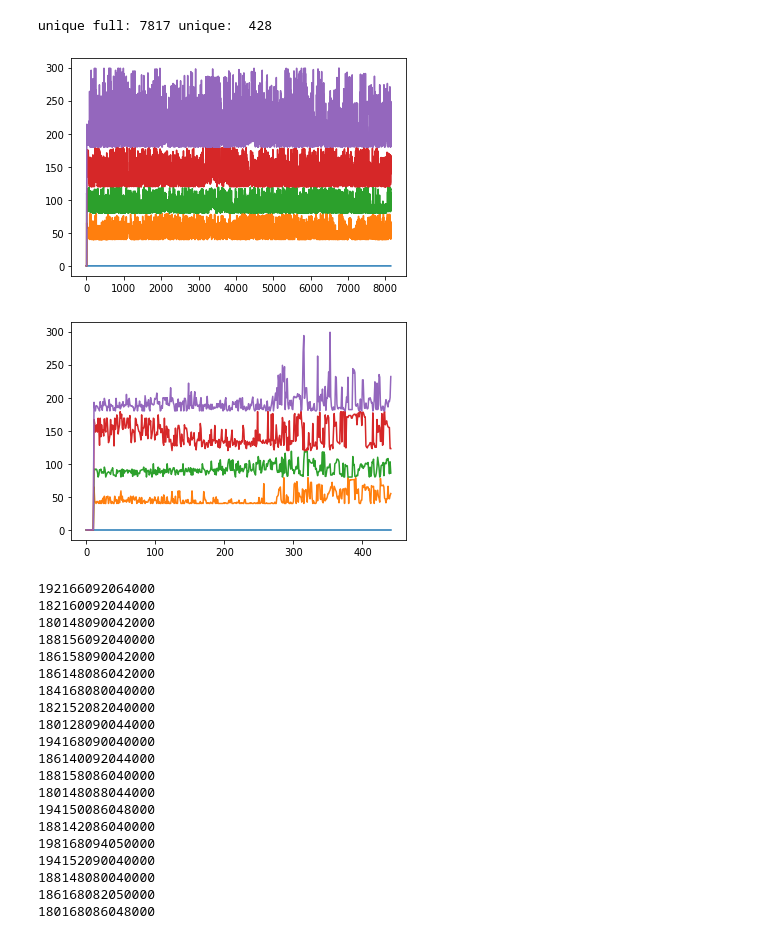
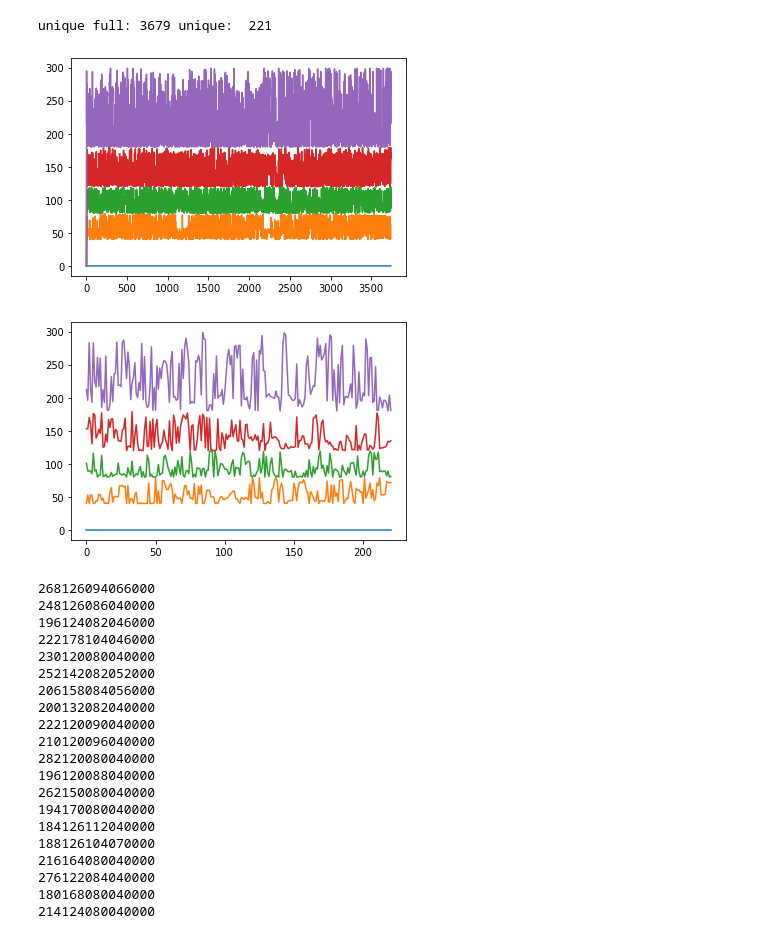
Before and after one commit to Owliie/Smart-Radio, a Jupyter notebook: experiments/Testing_algorithm.ipynb, the cells around one changed output. Cells and saved outputs as stored; diff of their text form; code cells hidden in the pictures.

```diff
--- a/experiments/Testing_algorithm.ipynb
+++ b/experiments/Testing_algorithm.ipynb
@@ -4,6 +4,6 @@ import pydub
 import matplotlib.pyplot as plt
 import sys
 # %%
-path = "./songs/epic_part_beginning.mp3"
+path = "./songs/epic_part.mp3"
 sound = pydub.AudioSegment.from_file(path, format="mp3", frame_rate=44100, channels=1, sample_width=1)
 # %%
@@ -17,7 +17,7 @@ print(len(sound[:1000].get_array_of_samples()))
 # %%
-original = pydub.AudioSegment.from_file("./songs/pinko.mp3", format="mp3", frame_rate=44100, channels=1, sample_width=1)
-plot_1sec = original[:1000].get_array_of_samples()
+original = pydub.AudioSegment.from_file("./songs/This_Is_It.mp3", format="mp3", frame_rate=44100, channels=1, sample_width=1)
+plot_1sec = original[74000:84000].get_array_of_samples()
 plt.plot(plot_1sec)
 plt.show()
-print(len(original[:1000].get_array_of_samples()))
+print(len(original[:10000].get_array_of_samples()))
 # %% [output]
@@ -29,7 +29,7 @@ part = np.array(sound.get_array_of_samples())
 # %%
 def sample(song):
     size = len(song)
-    chunk_size = 2000
+    chunk_size = 4000
     sampled_chunk_size = int(size/chunk_size)
 
     sampled = np.zeros(shape=(sampled_chunk_size, chunk_size), dtype=np.complex_)
@@ -121,40 +121,40 @@ hashed_full, unique_full = fingerprint(sampled_full)
 # %%
 hashed = np.trim_zeros(hashed)
 hashed_full = np.trim_zeros(hashed_full)
 
 # plt.hist(hashed)
 print("unique full:", len(list(set(unique_full))), "unique: ", len(list(set(unique))))
 plt.plot(unique_full)
 plt.show()
 
 plt.plot(unique)
 plt.show()
 # print(unique)
 # print("hashed:", len(hashed[:100]))
-for i in hashed[:20]:
+for i in hashed[30:50]:
     print(i)
 # %% [output]
-unique full: 7817 unique:  428
+unique full: 3679 unique:  221
-[figure, old version]
+[figure, new version]
-[figure, old version]
+[figure, new version]
-192166092064000
-182160092044000
-180148090042000
-188156092040000
-186158090042000
-186148086042000
-184168080040000
-182152082040000
-180128090044000
-194168090040000
-186140092044000
-188158086040000
-180148088044000
-194150086048000
-188142086040000
-198168094050000
-194152090040000
-188148080040000
-186168082050000
-180168086048000
+268126094066000
+248126086040000
+196124082046000
+222178104046000
+230120080040000
+252142082052000
+206158084056000
+200132082040000
+222120090040000
+210120096040000
+282120080040000
+196120088040000
+262150080040000
+194170080040000
+184126112040000
+188126104070000
+216164080040000
+276122084040000
+180168080040000
+214124080040000
 # %%
```
Also changed, not shown: parts of 9 cells of this notebook, 1 other file.
